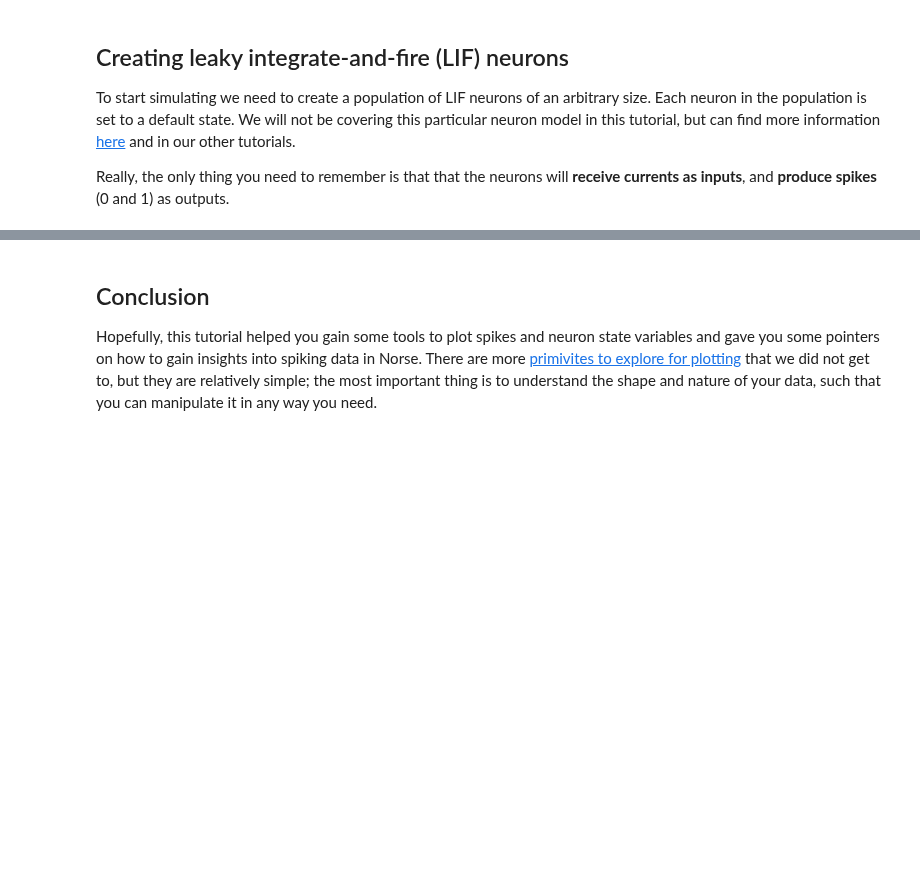
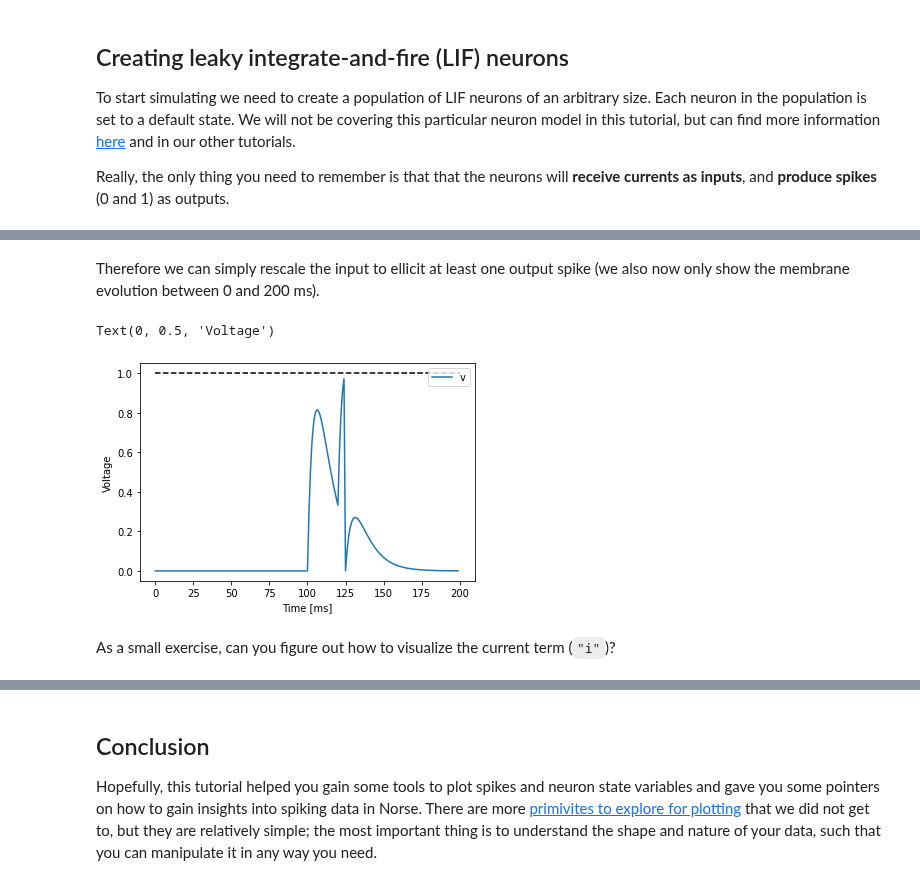
Before and after one commit to norse/notebooks, a Jupyter notebook: intro_plotting.ipynb, the cells around one changed output, grey strips where cells are left out. Saved outputs shown, nothing was run; the diff lists cells and outputs as text; code cells hidden in the pictures; blank space fills up the shorter version.

```diff
--- a/intro_plotting.ipynb
+++ b/intro_plotting.ipynb
@@ -157,0 +68,15 @@ Neuron 8, however is rapidly firing throughout.
+# %% [markdown]
+Therefore we can simply rescale the input to ellicit at least one output spike (we also now only show the membrane evolution between 0 and 200 ms).
+# %%
+scaled_data = 1.001 * (data / max_voltage) # rescale data according to max voltage + some headroom just computed
+output, states = lif(scaled_data[:200])
+
+ax = plot_neuron_states(states, "v")
+ax.hlines(y=1.0, xmin=0.0, xmax=200, linestyle='--', color='k')
+ax.set_xlabel('Time [ms]')
+ax.set_ylabel('Voltage')
+# %% [output]
+Text(0, 0.5, 'Voltage')
+[figure, added]
+# %% [markdown]
+As a small exercise, can you figure out how to visualize the current term (`"i"`)?
```
Also changed, not shown: parts of 46 cells of this notebook.
